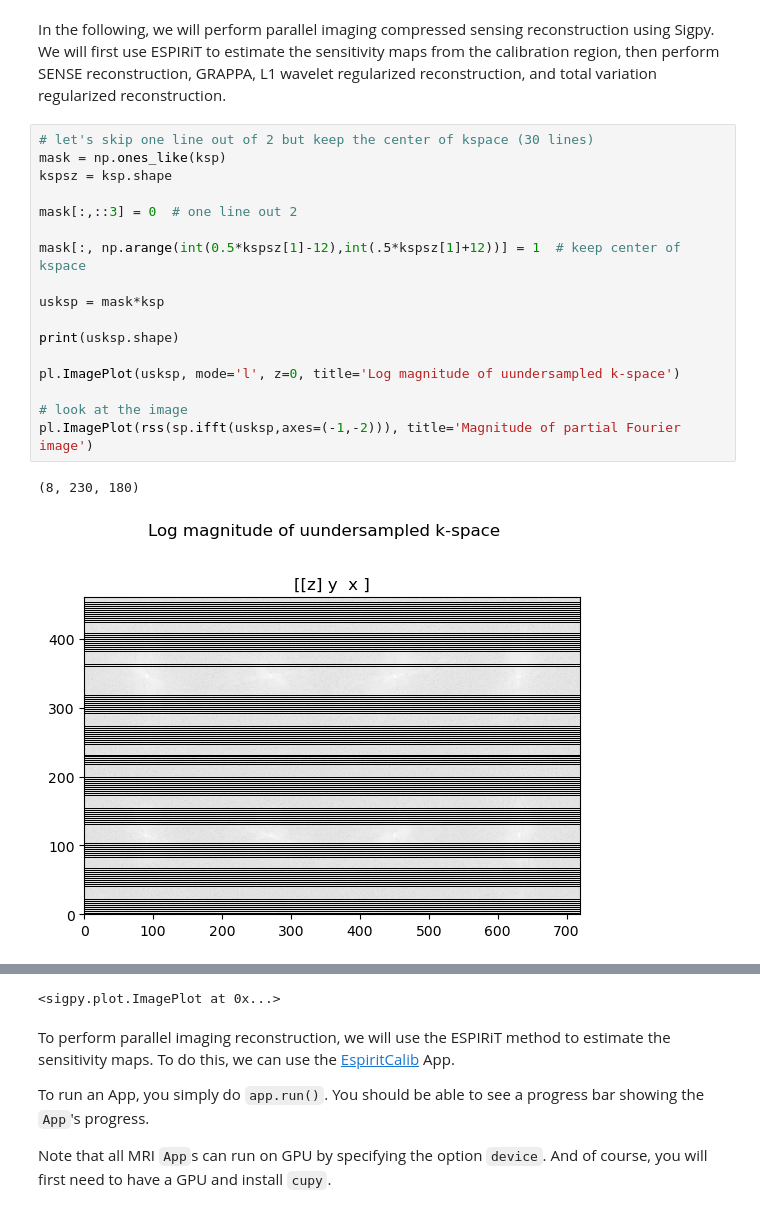
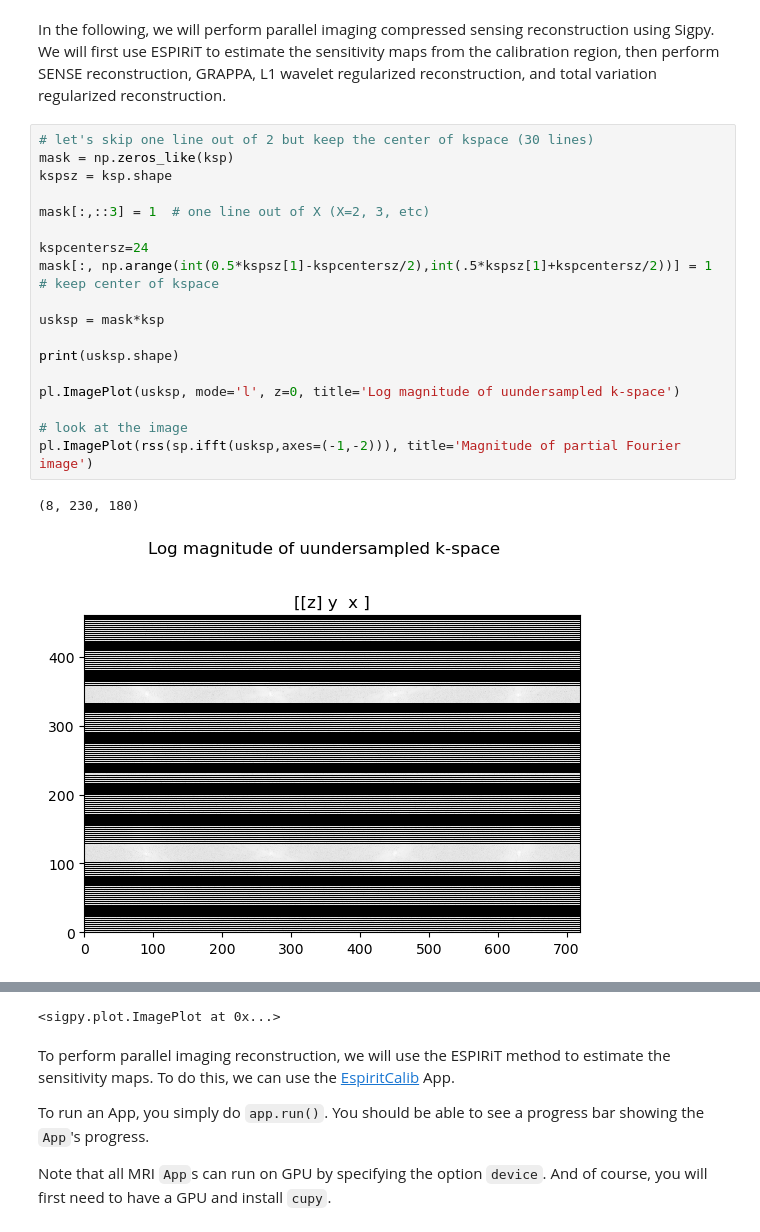
Before and after one commit to srapacchi/mri_recon_python, a Jupyter notebook: parallel-imaging-compressed-sensing-reconstruction.ipynb, the cells around one changed output, grey strips where cells are left out. Drawn from its saved outputs; the diff is of its cells as text.

```diff
--- a/parallel-imaging-compressed-sensing-reconstruction.ipynb
+++ b/parallel-imaging-compressed-sensing-reconstruction.ipynb
@@ -136,24 +137,25 @@ Clearly the zero-filled reconstruction is not good! POCS is noisier but with sha
 In the following, we will perform parallel imaging compressed sensing reconstruction using Sigpy. We will first use ESPIRiT to estimate the sensitivity maps from the calibration region, then perform SENSE reconstruction, GRAPPA, L1 wavelet regularized reconstruction, and total variation regularized reconstruction.
 # %%
 # let's skip one line out of 2 but keep the center of kspace (30 lines)
-mask = np.ones_like(ksp)
+mask = np.zeros_like(ksp)
 kspsz = ksp.shape
 
-mask[:,::3] = 0  # one line out 2
+mask[:,::3] = 1  # one line out of X (X=2, 3, etc)
 
-mask[:, np.arange(int(0.5*kspsz[1]-12),int(.5*kspsz[1]+12))] = 1  # keep center of kspace
+kspcentersz=24
+mask[:, np.arange(int(0.5*kspsz[1]-kspcentersz/2),int(.5*kspsz[1]+kspcentersz/2))] = 1  # keep center of kspace
 
 usksp = mask*ksp
 
 print(usksp.shape)
 
 pl.ImagePlot(usksp, mode='l', z=0, title='Log magnitude of uundersampled k-space')
 
 # look at the image
 pl.ImagePlot(rss(sp.ifft(usksp,axes=(-1,-2))), title='Magnitude of partial Fourier image')
 # %% [output]
 (8, 230, 180)
-[figure, old version]
+[figure, new version]
 [figure]
 <sigpy.plot.ImagePlot at 0x...>
 # %% [markdown]
```
Also changed, not shown: parts of 4 cells of this notebook.
